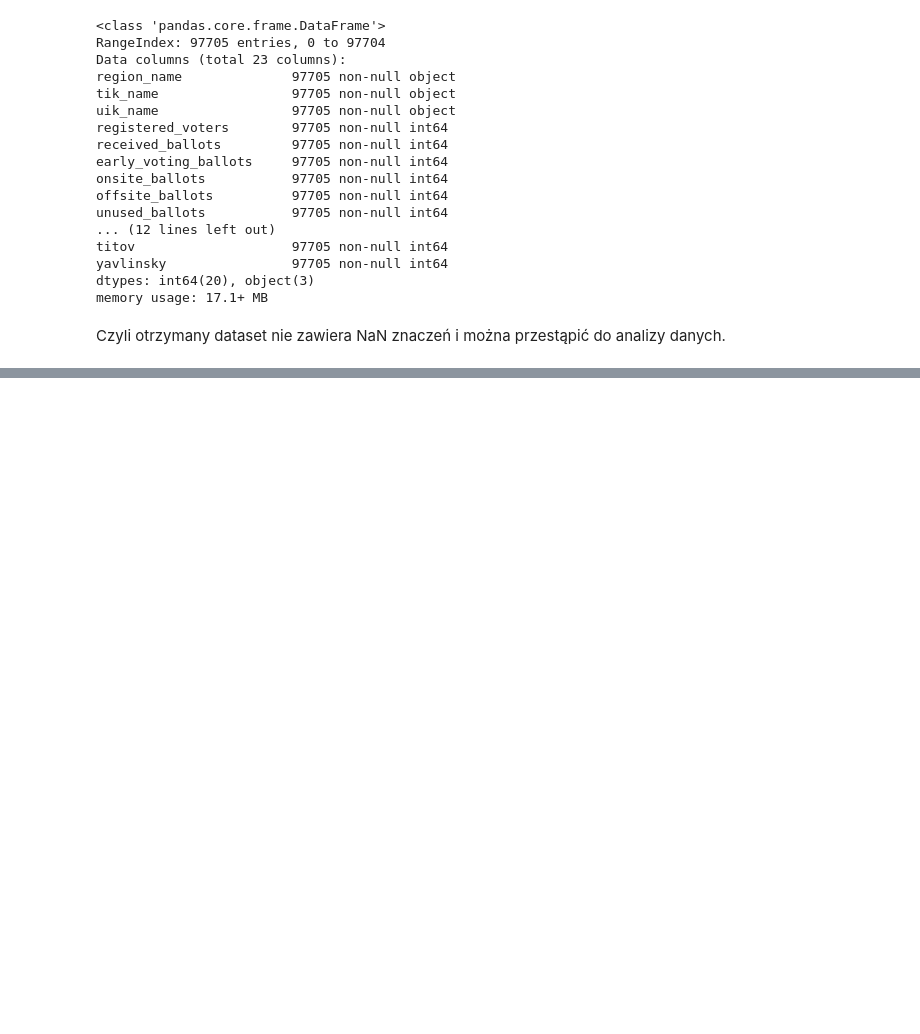
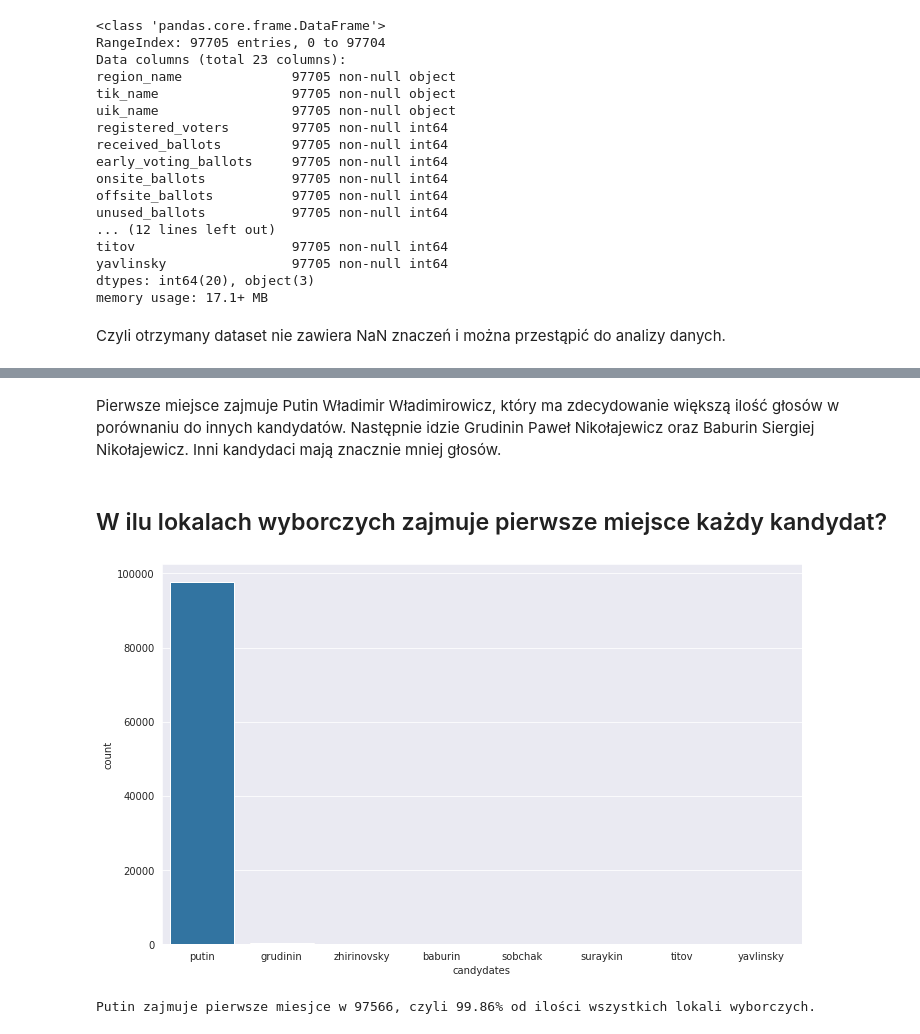
Before and after one commit to vadzhuravlev/ONS, a Jupyter notebook: Project.ipynb, the cells around one changed output, grey strips where cells are left out. Saved outputs shown, nothing was run; the diff lists cells and outputs as text; code cells hidden in the pictures; blank space fills up the shorter version.

```diff
--- a/Project.ipynb
+++ b/Project.ipynb
@@ -117,0 +204,24 @@ memory usage: 11.4+ MB
+# %% [markdown]
+Pierwsze miejsce zajmuje Putin Władimir Władimirowicz, który ma zdecydowanie większą ilość głosów w porównaniu do innych kandydatów. Następnie idzie Grudinin Paweł Nikołajewicz oraz Baburin Siergiej Nikołajewicz. Inni kandydaci mają znacznie mniej głosów.
+# %% [markdown]
+## W ilu lokalach wyborczych zajmuje pierwsze miejsce każdy kandydat?
+# %%
+start_count = np.zeros(8, dtype = int)
+results_by_uik =  pd.DataFrame(index = col_with_cand)
+results_by_uik["count"] = start_count
+for index in data.index:
+    max_index = data[col_with_cand].iloc[index].idxmax()
+    results_by_uik.loc[max_index]+=1
+results_by_uik.reset_index(inplace = True)
+results_by_uik.columns = ['candydates', 'count']
+results_by_uik.sort_values(by = "count", ascending = False, inplace = True)
+sns.set_style('darkgrid')
+fig = plt.figure(figsize = (10,6))
+sns.barplot(x = 'candydates', y = 'count', data = results_by_uik)
+plt.tight_layout()
+# %% [output]
+[figure, added]
+# %%
+print("Putin zajmuje pierwsze miesjce w {}, czyli {r:.2f}% od ilości wszystkich lokali wyborczych.".format(results_by_uik[results_by_uik['candydates']== 'putin']['count'].iloc[0], r = 100*results_by_uik[results_by_uik['candydates']== 'putin']['count'].iloc[0]/results_by_uik['count'].sum()))
+# %% [output]
+Putin zajmuje pierwsze miesjce w 97566, czyli 99.86% od ilości wszystkich lokali wyborczych.
```
Also changed, not shown: parts of 36 cells of this notebook.
